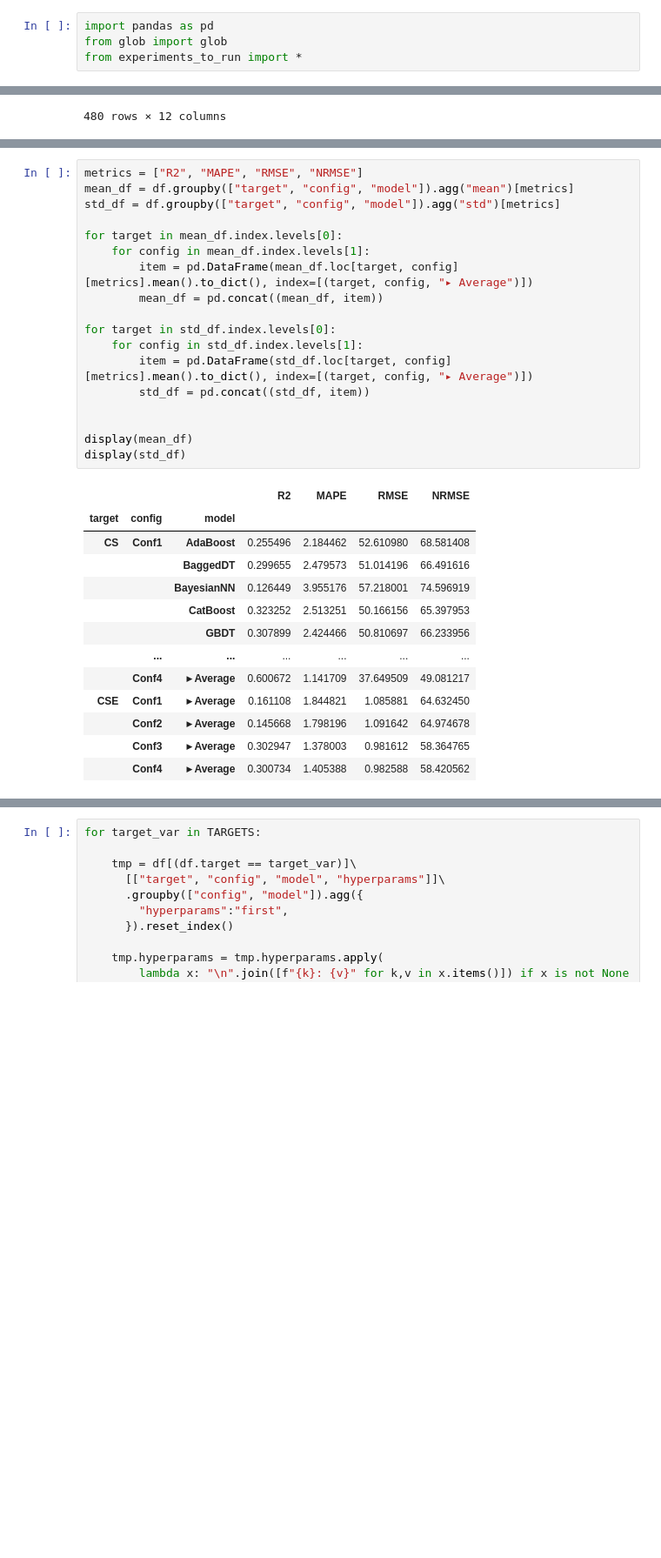
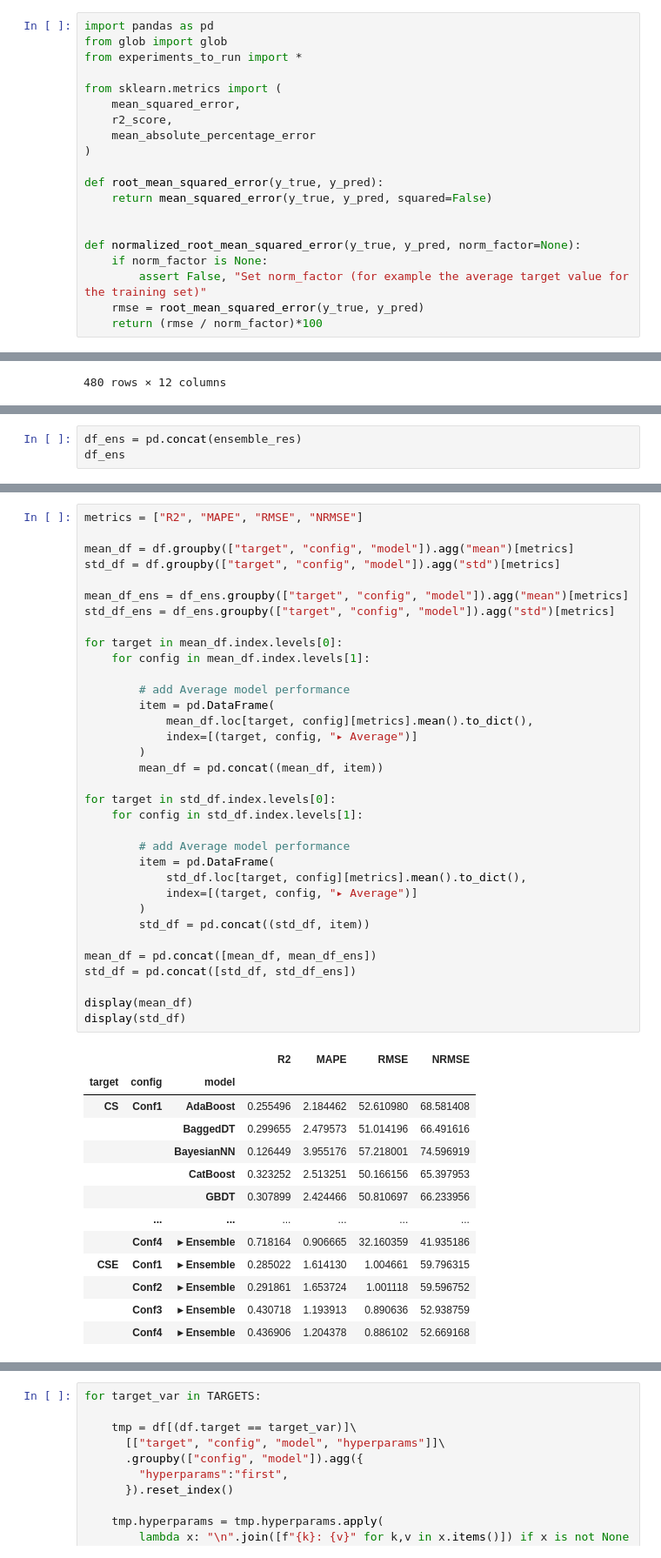
Before and after one commit to beatrice-portelli/ml-for-carbon-sequestration, a Jupyter notebook: ipynb_notebooks/01_summarize_all_metrics.ipynb, the cells around one changed output, grey strips where cells are left out. Shown: that part at 87% size. Saved outputs shown, nothing was run; the diff lists cells and outputs as text; blank space fills up the shorter version.

```diff
--- a/ipynb_notebooks/01_summarize_all_metrics.ipynb
+++ b/ipynb_notebooks/01_summarize_all_metrics.ipynb
@@ -2,6 +2,22 @@
 import pandas as pd
 from glob import glob
 from experiments_to_run import *
+
+from sklearn.metrics import (
+    mean_squared_error,
+    r2_score,
+    mean_absolute_percentage_error
+)
+
+def root_mean_squared_error(y_true, y_pred):
+    return mean_squared_error(y_true, y_pred, squared=False)
+
+
+def normalized_root_mean_squared_error(y_true, y_pred, norm_factor=None):
+    if norm_factor is None:
+        assert False, "Set norm_factor (for example the average target value for the training set)"
+    rmse = root_mean_squared_error(y_true, y_pred)
+    return (rmse / norm_factor)*100
 # %%
 paths = glob("../results/metrics*")
 
@@ -27,0 +121,3 @@ df
+# %%
+df_ens = pd.concat(ensemble_res)
+df_ens
@@ -28,32 +142,48 @@ df
 # %%
 metrics = ["R2", "MAPE", "RMSE", "NRMSE"]
+
 mean_df = df.groupby(["target", "config", "model"]).agg("mean")[metrics]
 std_df = df.groupby(["target", "config", "model"]).agg("std")[metrics]
 
+mean_df_ens = df_ens.groupby(["target", "config", "model"]).agg("mean")[metrics]
+std_df_ens = df_ens.groupby(["target", "config", "model"]).agg("std")[metrics]
+
 for target in mean_df.index.levels[0]:
     for config in mean_df.index.levels[1]:
-        item = pd.DataFrame(mean_df.loc[target, config][metrics].mean().to_dict(), index=[(target, config, "▸ Average")])
+
+        # add Average model performance
+        item = pd.DataFrame(
+            mean_df.loc[target, config][metrics].mean().to_dict(),
+            index=[(target, config, "▸ Average")]
+        )
         mean_df = pd.concat((mean_df, item))
 
 for target in std_df.index.levels[0]:
     for config in std_df.index.levels[1]:
-        item = pd.DataFrame(std_df.loc[target, config][metrics].mean().to_dict(), index=[(target, config, "▸ Average")])
+
+        # add Average model performance
+        item = pd.DataFrame(
+            std_df.loc[target, config][metrics].mean().to_dict(),
+            index=[(target, config, "▸ Average")]
+        )
         std_df = pd.concat((std_df, item))
 
+mean_df = pd.concat([mean_df, mean_df_ens])
+std_df = pd.concat([std_df, std_df_ens])
 
 display(mean_df)
 display(std_df)
 # %% [output]
 |  |  |  | R2 | MAPE | RMSE | NRMSE |
 | target | config | model |  |  |  |  |
 | CS | Conf1 | AdaBoost | 0.255496 | 2.184462 | 52.610980 | 68.581408 |
 |  |  | BaggedDT | 0.299655 | 2.479573 | 51.014196 | 66.491616 |
 |  |  | BayesianNN | 0.126449 | 3.955176 | 57.218001 | 74.596919 |
 |  |  | CatBoost | 0.323252 | 2.513251 | 50.166156 | 65.397953 |
 |  |  | GBDT | 0.307899 | 2.424466 | 50.810697 | 66.233956 |
 |  | ... | ... | ... | ... | ... | ... |
-|  | Conf4 | ▸ Average | 0.600672 | 1.141709 | 37.649509 | 49.081217 |
-| CSE | Conf1 | ▸ Average | 0.161108 | 1.844821 | 1.085881 | 64.632450 |
-|  | Conf2 | ▸ Average | 0.145668 | 1.798196 | 1.091642 | 64.974678 |
-|  | Conf3 | ▸ Average | 0.302947 | 1.378003 | 0.981612 | 58.364765 |
-|  | Conf4 | ▸ Average | 0.300734 | 1.405388 | 0.982588 | 58.420562 |
+|  | Conf4 | ▸ Ensemble | 0.718164 | 0.906665 | 32.160359 | 41.935186 |
+| CSE | Conf1 | ▸ Ensemble | 0.285022 | 1.614130 | 1.004661 | 59.796315 |
+|  | Conf2 | ▸ Ensemble | 0.291861 | 1.653724 | 1.001118 | 59.596752 |
+|  | Conf3 | ▸ Ensemble | 0.430718 | 1.193913 | 0.890636 | 52.938759 |
+|  | Conf4 | ▸ Ensemble | 0.436906 | 1.204378 | 0.886102 | 52.669168 |
```
Also changed, not shown: parts of 3 cells of this notebook, 29 other files.
